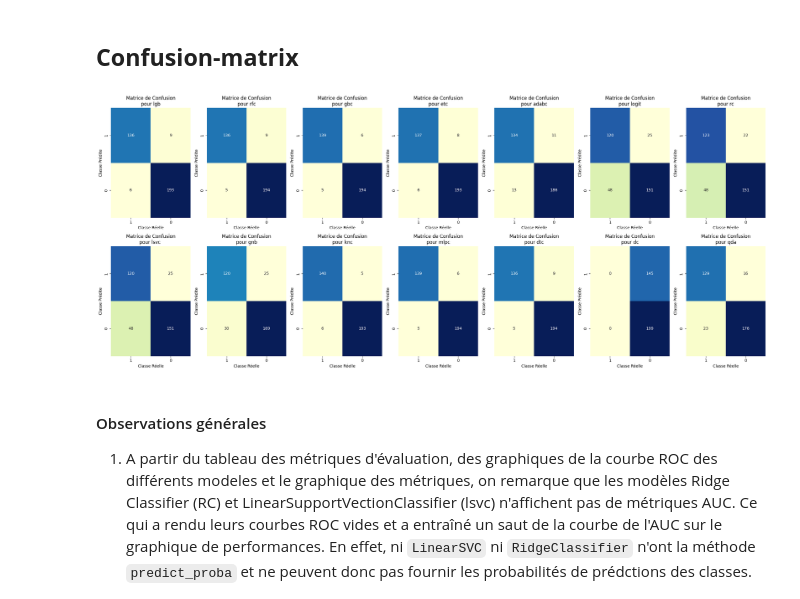
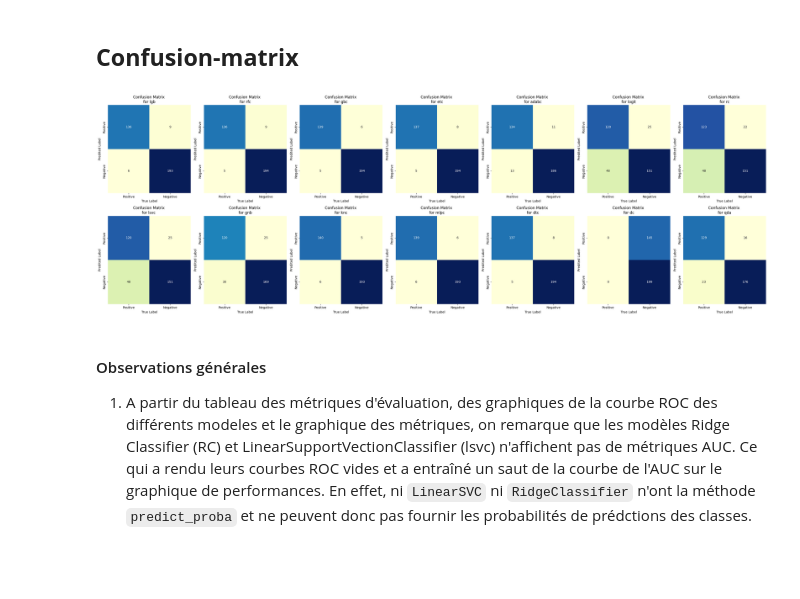
Before and after one commit to KokouNoe/muscoloskeletal_disorder_prediction, a Jupyter notebook: TMC_prediction.ipynb, the cells around one changed output. Saved outputs shown, nothing was run; the diff lists cells and outputs as text; code cells hidden in the pictures; blank space fills up the shorter version.

Commit message:
confusion matrix axis and label name in english

```diff
--- a/TMC_prediction.ipynb
+++ b/TMC_prediction.ipynb
@@ -324,24 +324,24 @@ for i in range(len(predictions.columns)):
     CM[f'{predictions.columns[i]}']=cm
 # %%
 # Création des sous-graphes pour afficher les matrices de confusion
-fig, axes = plt.subplots(2,7, figsize=(24, 10))
+fig, axes = plt.subplots(2,7, figsize=(30, 10))
 
 # Itération sur les modèles et leurs matrices de confusion
 for ax, (model_name, cm) in zip(axes.flatten(), CM.items()):
-    cm_matrix = pd.DataFrame(data=cm, columns=['1', '0'],
-                             index=['1', '0'])
+    cm_matrix = pd.DataFrame(data=cm, columns=['Positive', 'Negative'],
+                             index=['Positive', 'Negative'])
 
     sns.heatmap(cm_matrix, annot=True, fmt='d', cmap='YlGnBu', cbar=False, ax=ax)
-    ax.set_title(f'Matrice de Confusion\npour {model_name}')
-    ax.set_ylabel('Classe Prédite')
-    ax.set_xlabel('Classe Réelle')
+    ax.set_title(f'Confusion Matrix \nfor {model_name}')
+    ax.set_ylabel('Predited Label')
+    ax.set_xlabel('True Label')
 
 # Ajustement de la disposition pour éviter le chevauchement des sous-graphes
 plt.tight_layout()
 plt.show()
 #plt.savefig('matrice_de_confusion.png')
 # %% [output]
-[figure, old version]
+[figure, new version]
 # %% [markdown]
 #### Observations générales
 
```
Also changed, not shown: parts of 2 cells of this notebook, 1 other file.
